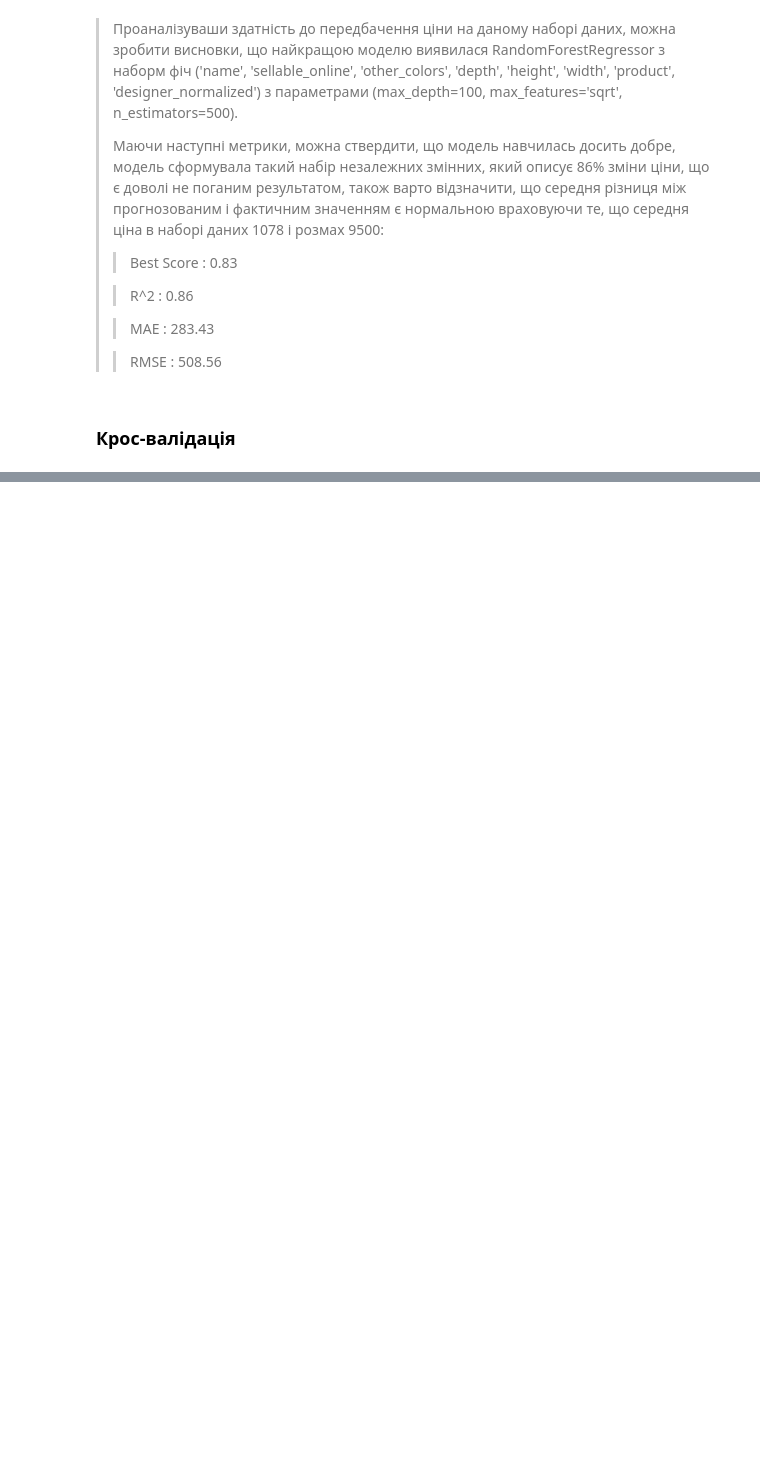
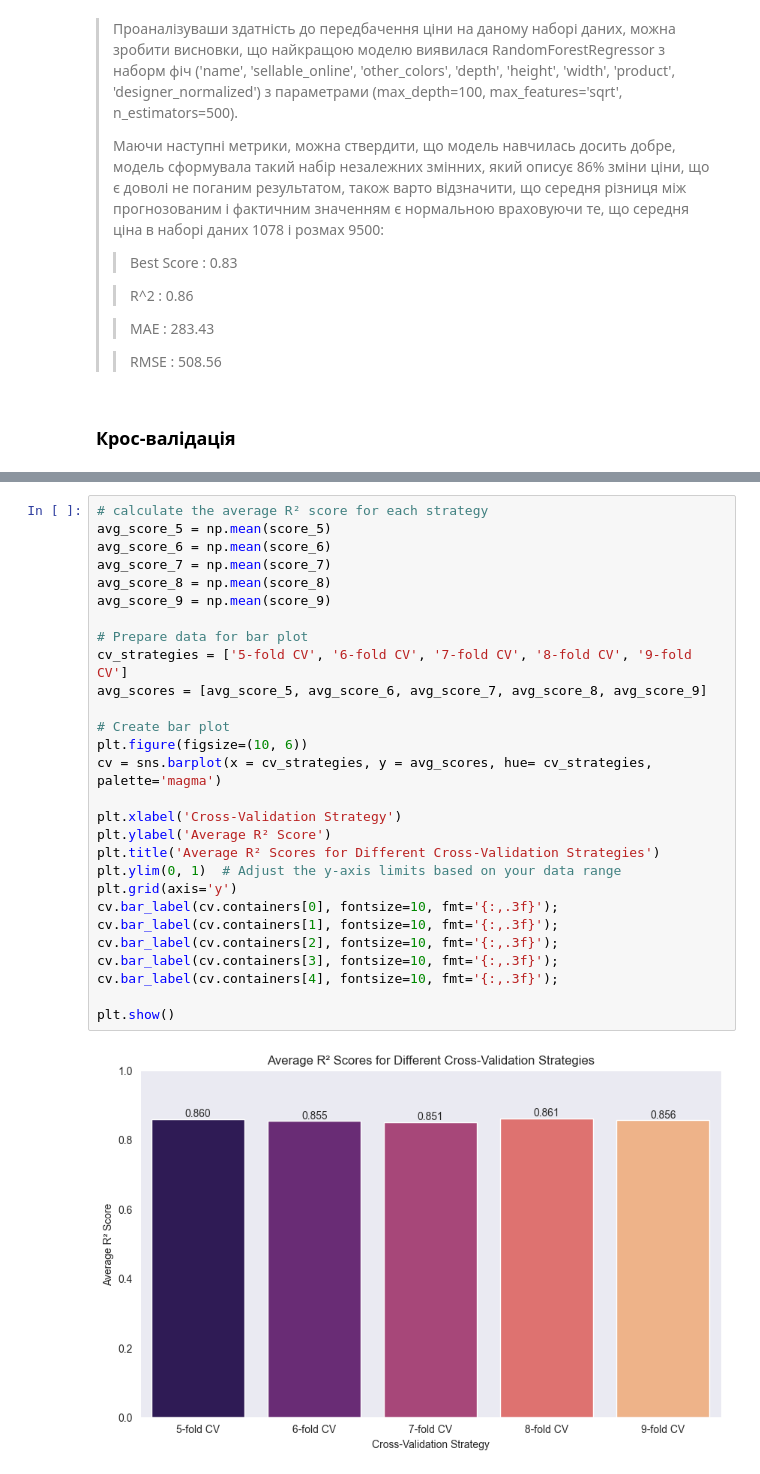
Before and after one commit to vishomirsky/step_project, a Jupyter notebook: step_project.ipynb, the cells around one changed output, grey strips where cells are left out. Drawn from its saved outputs; the diff is of its cells as text; blank space fills up the shorter version.

```diff
--- a/step_project.ipynb
+++ b/step_project.ipynb
@@ -1554,0 +1565,30 @@ plt.show()
+# %%
+# calculate the average R² score for each strategy
+avg_score_5 = np.mean(score_5)
+avg_score_6 = np.mean(score_6)
+avg_score_7 = np.mean(score_7)
+avg_score_8 = np.mean(score_8)
+avg_score_9 = np.mean(score_9)
+
+# Prepare data for bar plot
+cv_strategies = ['5-fold CV', '6-fold CV', '7-fold CV', '8-fold CV', '9-fold CV']
+avg_scores = [avg_score_5, avg_score_6, avg_score_7, avg_score_8, avg_score_9]
+
+# Create bar plot
+plt.figure(figsize=(10, 6))
+cv = sns.barplot(x = cv_strategies, y = avg_scores, hue= cv_strategies, palette='magma')
+
+plt.xlabel('Cross-Validation Strategy')
+plt.ylabel('Average R² Score')
+plt.title('Average R² Scores for Different Cross-Validation Strategies')
+plt.ylim(0, 1)  # Adjust the y-axis limits based on your data range
+plt.grid(axis='y')
+cv.bar_label(cv.containers[0], fontsize=10, fmt='{:,.3f}');
+cv.bar_label(cv.containers[1], fontsize=10, fmt='{:,.3f}');
+cv.bar_label(cv.containers[2], fontsize=10, fmt='{:,.3f}');
+cv.bar_label(cv.containers[3], fontsize=10, fmt='{:,.3f}');
+cv.bar_label(cv.containers[4], fontsize=10, fmt='{:,.3f}');
+
+plt.show()
+# %% [output]
+[figure, added]
```
Also changed, not shown: parts of 14 cells of this notebook.
